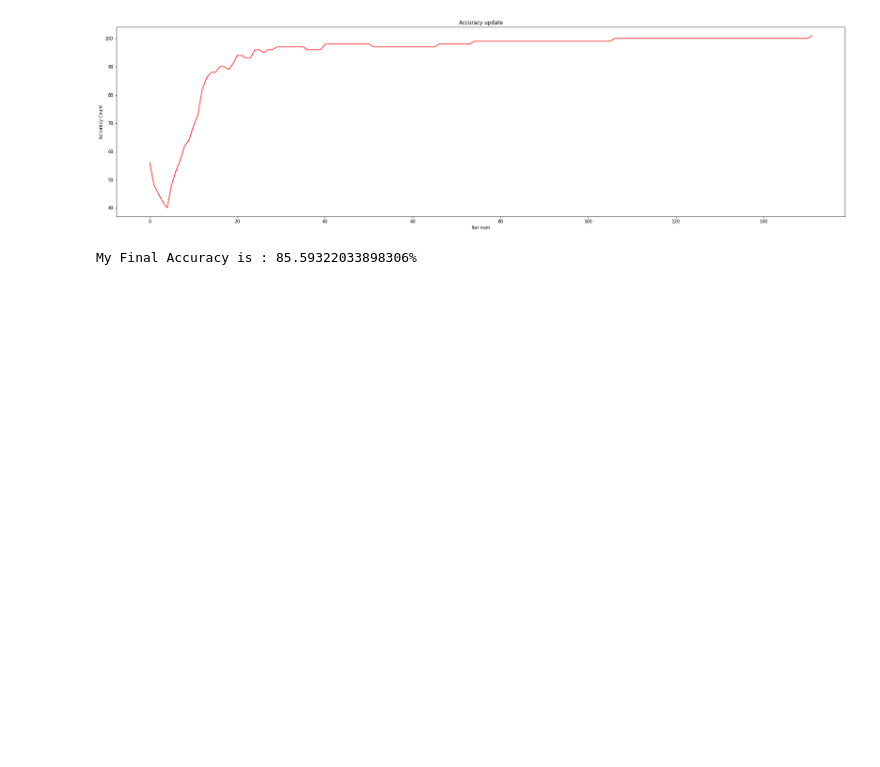
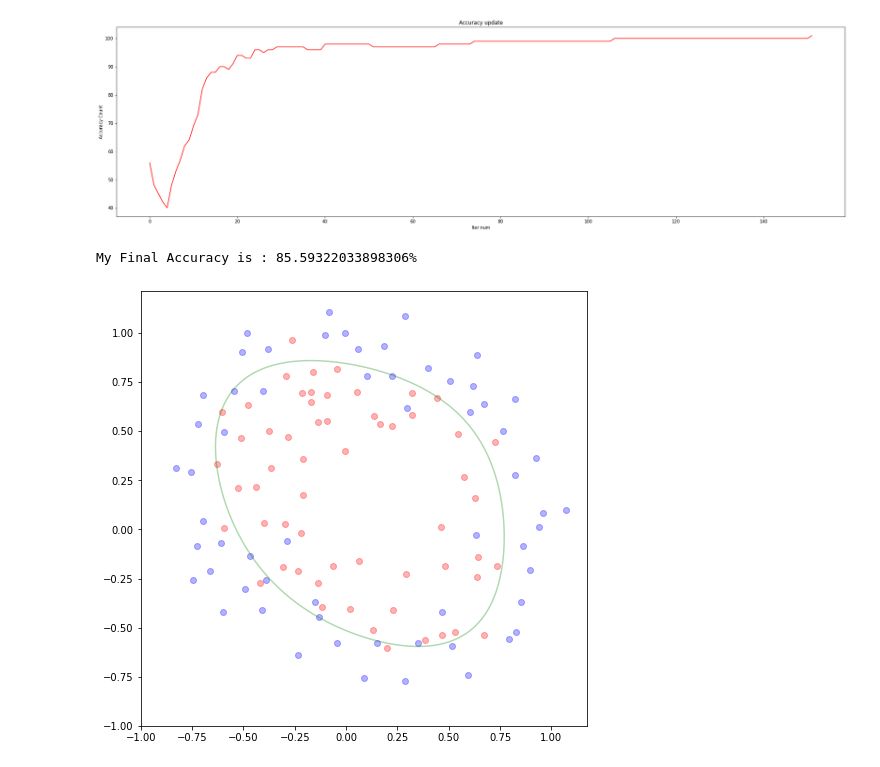
Before and after one commit to RyuJaesang/MachineLearing, a Jupyter notebook: assignment06/MachineLearningAssignment06-2.ipynb, the cells around one changed output. Drawn from its saved outputs; the diff is of its cells as text; code cells hidden in the pictures; blank space fills up the shorter version.

Commit message:
feat: plotting classifier

```diff
--- a/assignment06/MachineLearningAssignment06-2.ipynb
+++ b/assignment06/MachineLearningAssignment06-2.ipynb
@@ -231,3 +231,23 @@ plt.show()
 print("My Final Accuracy is : " + str(accuracy[-1]/len(x)*100) + "%")
 # %% [output]
 My Final Accuracy is : 85.59322033898306%
+# %%
+#Visualize of obtained Classifier
+deleteIndex = []
+plotX = np.arange(-1, 1, 0.01)
+plotY = np.arange(-1, 1, 0.01)
+plotX, plotY = np.meshgrid(plotX, plotY)
+
+plotX_1d = plotX.reshape(-1, 1)
+plotY_1d = plotY.reshape(-1, 1)
+result = sigmaFunc(plotX_1d, plotY_1d)
+result_2d = result.reshape(200, 200)
+
+plt.figure(figsize=(8, 8))
+plt.scatter(x0, y0, alpha=0.3, c='b')
+plt.scatter(x1, y1, alpha=0.3, c='r')
+plt.contour(plotX, plotY, result_2d, levels = [0.5], alpha=0.3, colors='green')
+plt.plot()
+plt.show()
+# %% [output]
+[figure, added]
```
